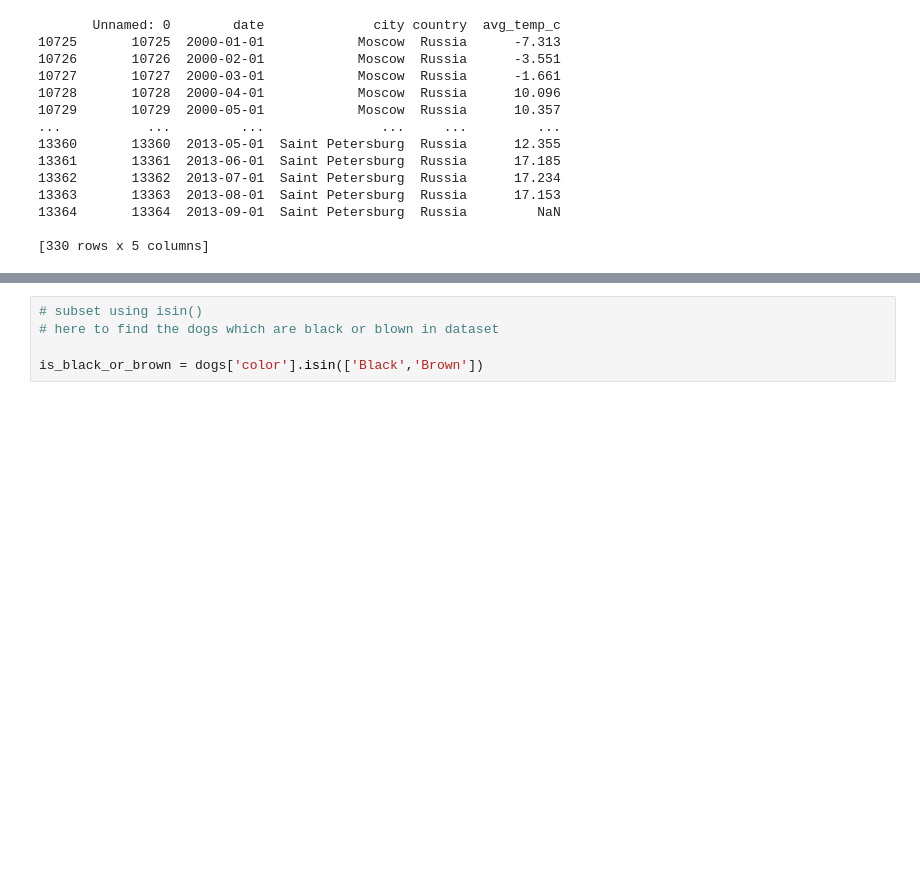
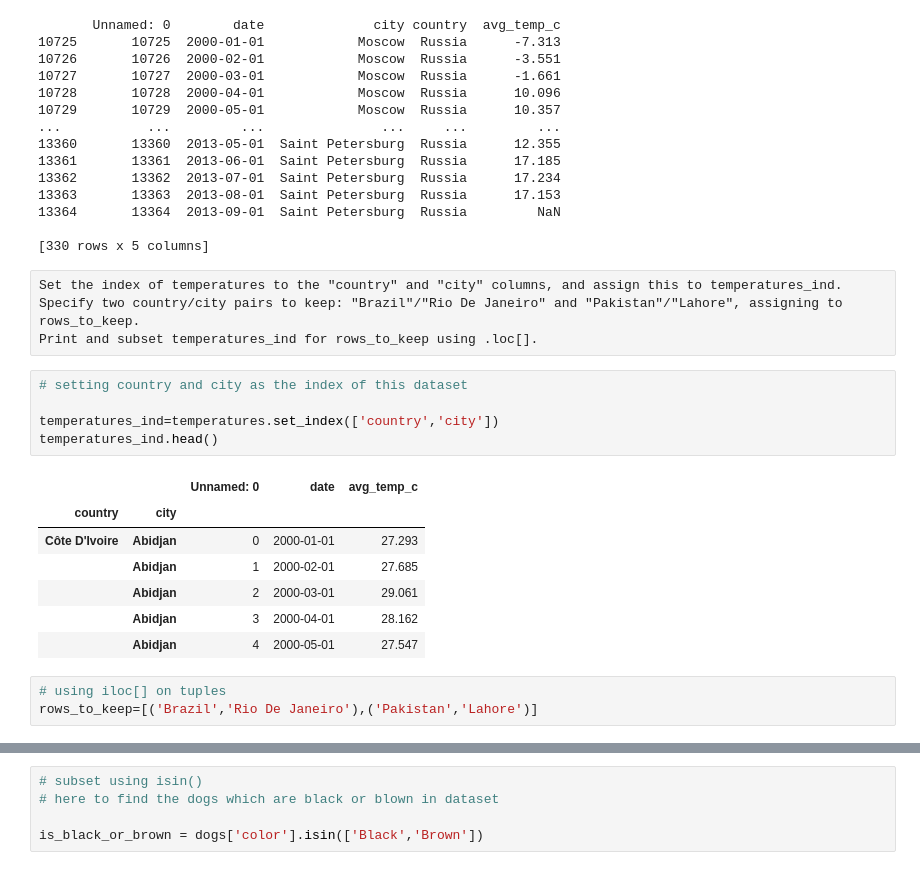
Before and after one commit to albertNSBM/Pandas_revision, a Jupyter notebook: Pandas_revision.ipynb, the cells around one changed output, grey strips where cells are left out. Drawn from its saved outputs; the diff is of its cells as text; blank space fills up the shorter version.

```diff
--- a/Pandas_revision.ipynb
+++ b/Pandas_revision.ipynb
@@ -605,3 +605,23 @@ print(temperatures[temperatures['city'].isin(cities)])
 13364       13364  2013-09-01  Saint Petersburg  Russia         NaN
 
 [330 rows x 5 columns]
+# %% [raw]
+Set the index of temperatures to the "country" and "city" columns, and assign this to temperatures_ind.
+Specify two country/city pairs to keep: "Brazil"/"Rio De Janeiro" and "Pakistan"/"Lahore", assigning to rows_to_keep.
+Print and subset temperatures_ind for rows_to_keep using .loc[].
+# %%
+# setting country and city as the index of this dataset
+
+temperatures_ind=temperatures.set_index(['country','city'])
+temperatures_ind.head()
+# %% [output]
+|  |  | Unnamed: 0 | date | avg_temp_c |
+| country | city |  |  |  |
+| Côte D'Ivoire | Abidjan | 0 | 2000-01-01 | 27.293 |
+|  | Abidjan | 1 | 2000-02-01 | 27.685 |
+|  | Abidjan | 2 | 2000-03-01 | 29.061 |
+|  | Abidjan | 3 | 2000-04-01 | 28.162 |
+|  | Abidjan | 4 | 2000-05-01 | 27.547 |
+# %%
+# using iloc[] on tuples
+rows_to_keep=[('Brazil','Rio De Janeiro'),('Pakistan','Lahore')]
```
Also changed, not shown: parts of 6 cells of this notebook.
